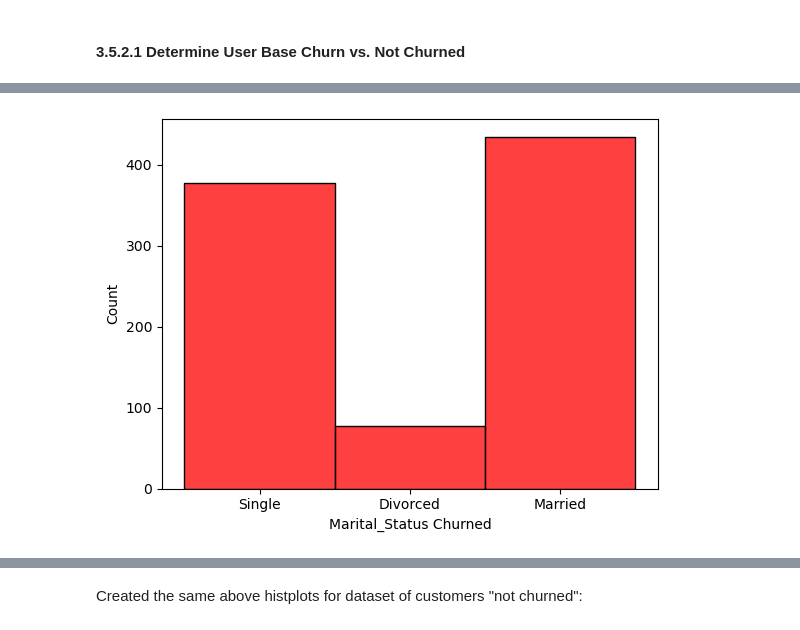
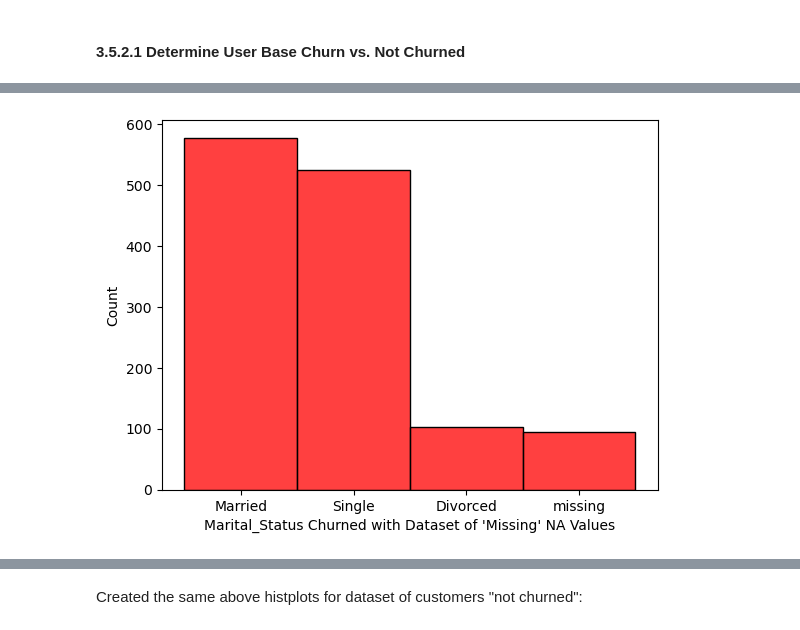
Before and after one commit to tpoozhikala/Bank-Churnrate, a Jupyter notebook: 3_EDA/03_EDA_Bank_Churnrate.ipynb, the cells around one changed output, grey strips where cells are left out. Cells and saved outputs as stored; diff of their text form; code cells hidden in the pictures.

Commit message:
Created plots for data between datasets for data missing vs. dropped

```diff
--- a/3_EDA/03_EDA_Bank_Churnrate.ipynb
+++ b/3_EDA/03_EDA_Bank_Churnrate.ipynb
@@ -180,5 +181,7 @@ len(bank_current)
 # %%
 #Retrieve data for customers who churned
-bank_churn = bank_clean_dropna[bank_clean_dropna['Attrition_Flag'] == 0]
-len(bank_churn)
+bank_churn_drop = bank_clean_dropna[bank_clean_dropna['Attrition_Flag'] == 0]
+bank_churn = bank_clean_na_kept[bank_clean_na_kept['Attrition_Flag'] == 0]
+print(f"Number of customers not churned in dropped NA dataset: {len(bank_churn_drop)}")
+print(f"Number of customers not churned in 'missing' NA dataset: {len(bank_churn)}")
 # %% [output]
@@ -205,6 +229,6 @@ plt.show()
 # %%
-sns.histplot(data=bank_churn , x='Marital_Status', color='r')
-plt.xlabel("Marital_Status Churned")
+sns.histplot(data=bank_churn, x='Marital_Status', color= 'r')
+plt.xlabel("Marital_Status Churned with Dataset of 'Missing' NA Values")
 plt.show()
 # %% [output]
-[figure, old version]
+[figure, new version]
```
Also changed, not shown: parts of 16 cells of this notebook.
